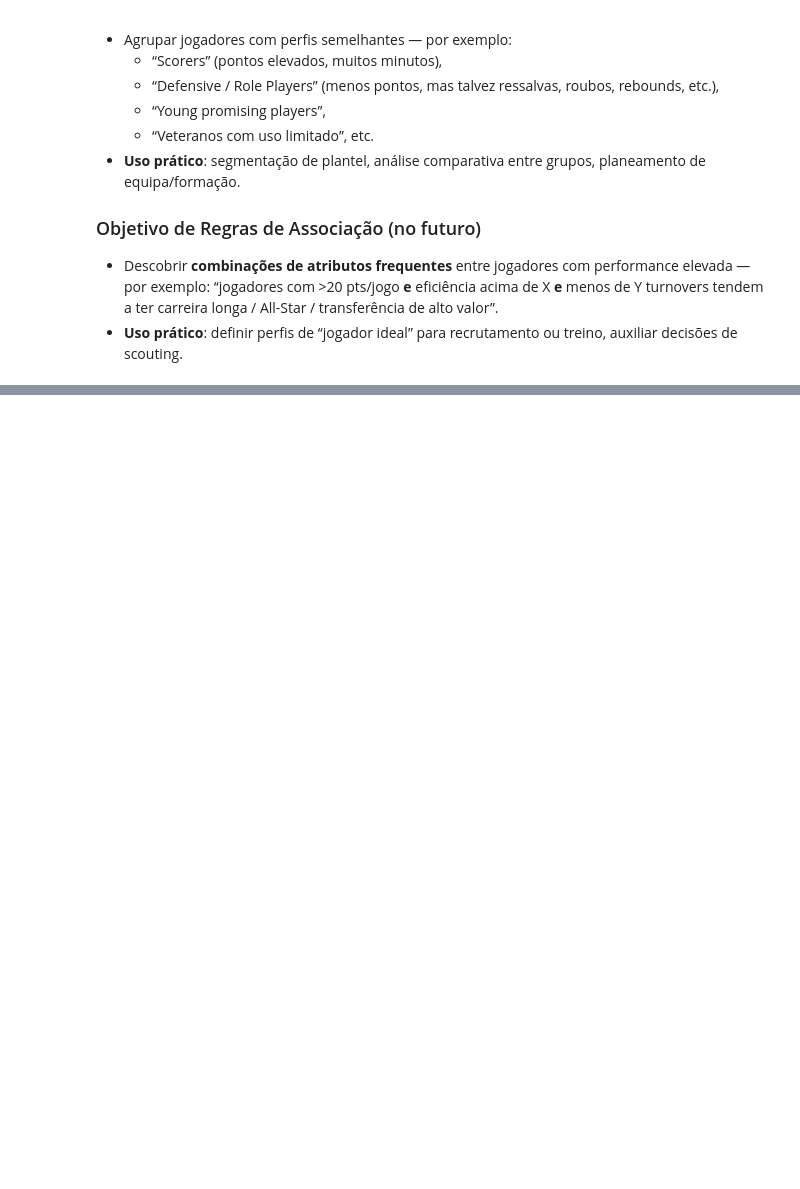
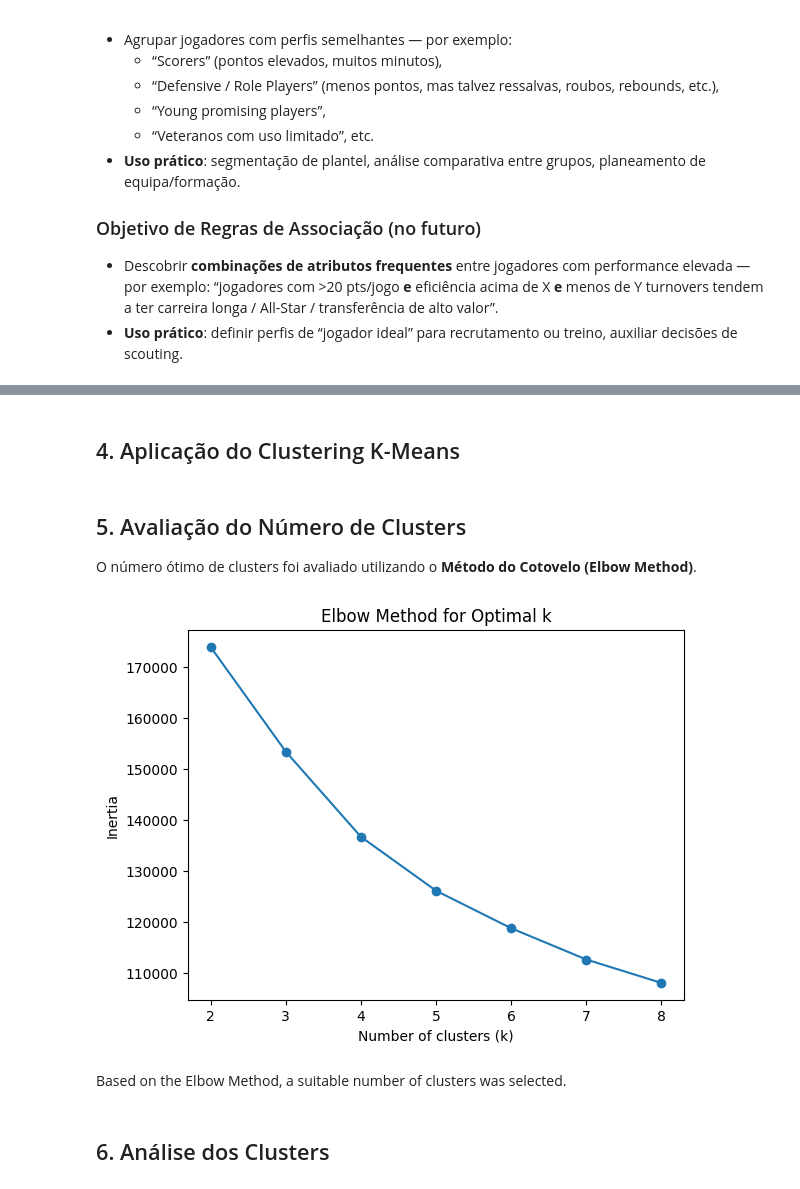
Before and after one commit to FreverZ/IA_PO2_G06, a Jupyter notebook: nba_notebook.ipynb, the cells around one changed output, grey strips where cells are left out. Drawn from its saved outputs; the diff is of its cells as text; code cells hidden in the pictures; blank space fills up the shorter version.

```diff
--- a/nba_notebook.ipynb
+++ b/nba_notebook.ipynb
@@ -51,0 +100,5 @@
+# %%
+import pandas as pd
+
+df = pd.read_csv("nba_data.csv")
+df.head()
@@ -51,0 +145,7 @@
+# %%
+from sklearn.preprocessing import StandardScaler
+
+scaler = StandardScaler()
+X_scaled = scaler.fit_transform(X)
+# %% [markdown]
+## 4. Aplicação do Clustering K-Means
@@ -51,0 +160,23 @@
+# %% [markdown]
+## 5. Avaliação do Número de Clusters
+
+O número ótimo de clusters foi avaliado utilizando o **Método do Cotovelo (Elbow Method)**.
+# %%
+import matplotlib.pyplot as plt
+
+inertia = []
+
+for k in range(2, 9):
+    km = KMeans(n_clusters=k, random_state=42)
+    km.fit(X_scaled)
+    inertia.append(km.inertia_)
+
+plt.plot(range(2, 9), inertia, marker='o')
+plt.xlabel("Number of clusters (k)")
+plt.ylabel("Inertia")
+plt.title("Elbow Method for Optimal k")
+plt.show()
+# %% [output]
+[figure, added]
+# %% [markdown]
+Based on the Elbow Method, a suitable number of clusters was selected.
@@ -51,0 +187,2 @@
+# %% [markdown]
+## 6. Análise dos Clusters
```
Also changed, not shown: parts of 17 cells of this notebook, 2 other files.
